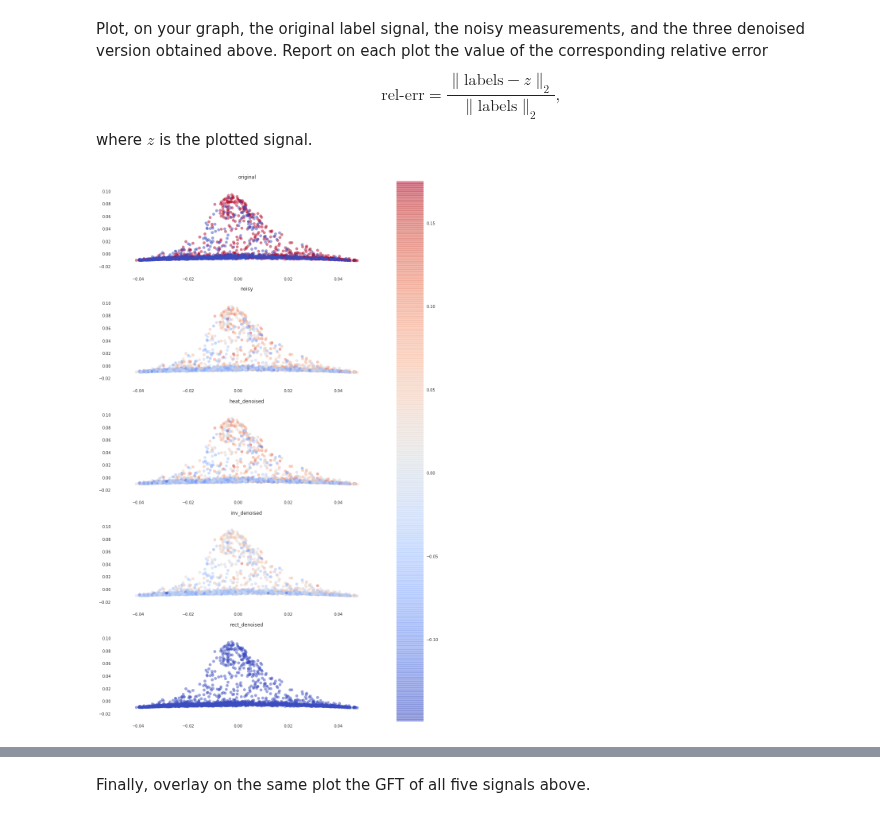
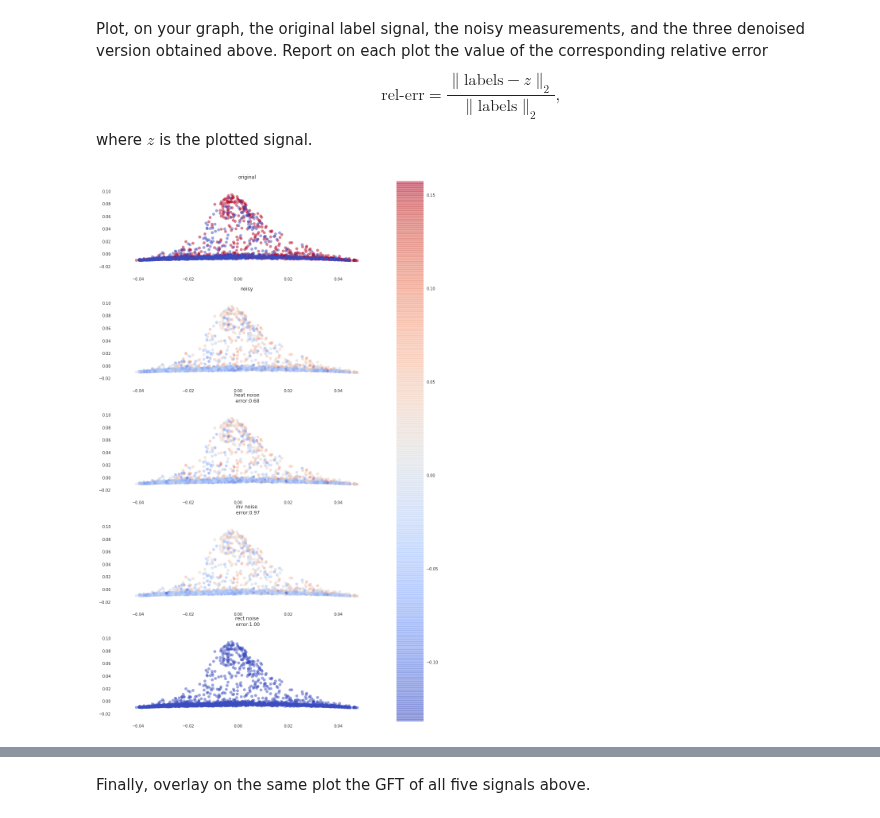
Before and after one commit to TTimTT/NTDS_Project, a Jupyter notebook: milestone_4/Tim_graph_signal_processing.ipynb, the cells around one changed output, grey strips where cells are left out. Saved outputs shown, nothing was run; the diff lists cells and outputs as text; code cells hidden in the pictures.

Commit message:
Lil progress on Q4. We need the gradient! and find a way for the plots

```diff
--- a/milestone_4/Tim_graph_signal_processing.ipynb
+++ b/milestone_4/Tim_graph_signal_processing.ipynb
@@ -295,31 +296,35 @@ $$
 \text{rel-err} = \frac{\|\text{labels} - z \|_2}{\|\text{labels}\|_2},
 $$
 where $z$ is the plotted signal.
+# %%
+def rel_err(labels, z):
+    return np.linalg.norm(labels-z, 2) / np.linalg.norm(labels, 2)
 # %%
 fig, axes = plt.subplots(nrows=5, ncols=1)
 fig.set_size_inches(15, 25)
 
 #
 axes[0].scatter(U[:, 1], U[:, 2], c=labels, alpha=0.5, cmap='coolwarm')
 axes[0].set_title('original')
 
 axes[1].scatter(U[:, 1], U[:, 2], c=noisy_measurements, alpha=0.5, cmap='coolwarm')
 axes[1].set_title('noisy')
 
 axes[2].scatter(U[:, 1], U[:, 2], c=z_heat_denoised, alpha=0.5, cmap='coolwarm')
-axes[2].set_title('heat_denoised')
+axes[2].set_title('heat noise\n error:%.2f' %rel_err(labels, z_heat_denoised))
 
 im = axes[3].scatter(U[:, 1], U[:, 2], c=z_inv_denoised, alpha=0.5, cmap='coolwarm')
-axes[3].set_title('inv_denoised')
+axes[3].set_title('inv noise\n error:%.2f' %rel_err(labels, z_inv_denoised))
 
 axes[4].scatter(U[:, 1], U[:, 2], c=z_rect_denoised, alpha=0.5, cmap='coolwarm')
-axes[4].set_title('rect_denoised')
+axes[4].set_title('rect noise\n error:%.2f' %rel_err(labels, z_rect_denoised))
 
 #
 fig.colorbar(im, ax=axes.ravel().tolist())
+# TODO XLABELS AND YLABELS??
 plt.show()
 # %% [output]
-[figure, old version]
+[figure, new version]
 # %%
 fig, axes = plt.subplots(nrows=5, ncols=1)
 fig.set_size_inches(15, 25)
```
Also changed, not shown: parts of 14 cells of this notebook.
